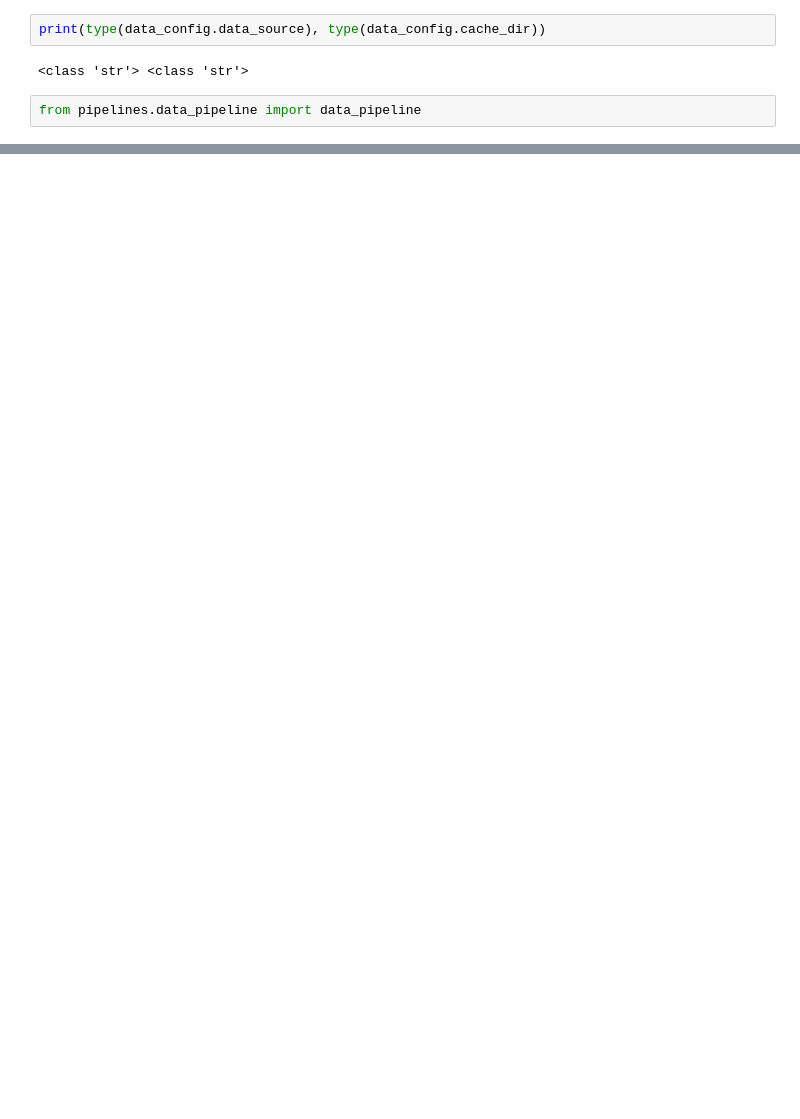
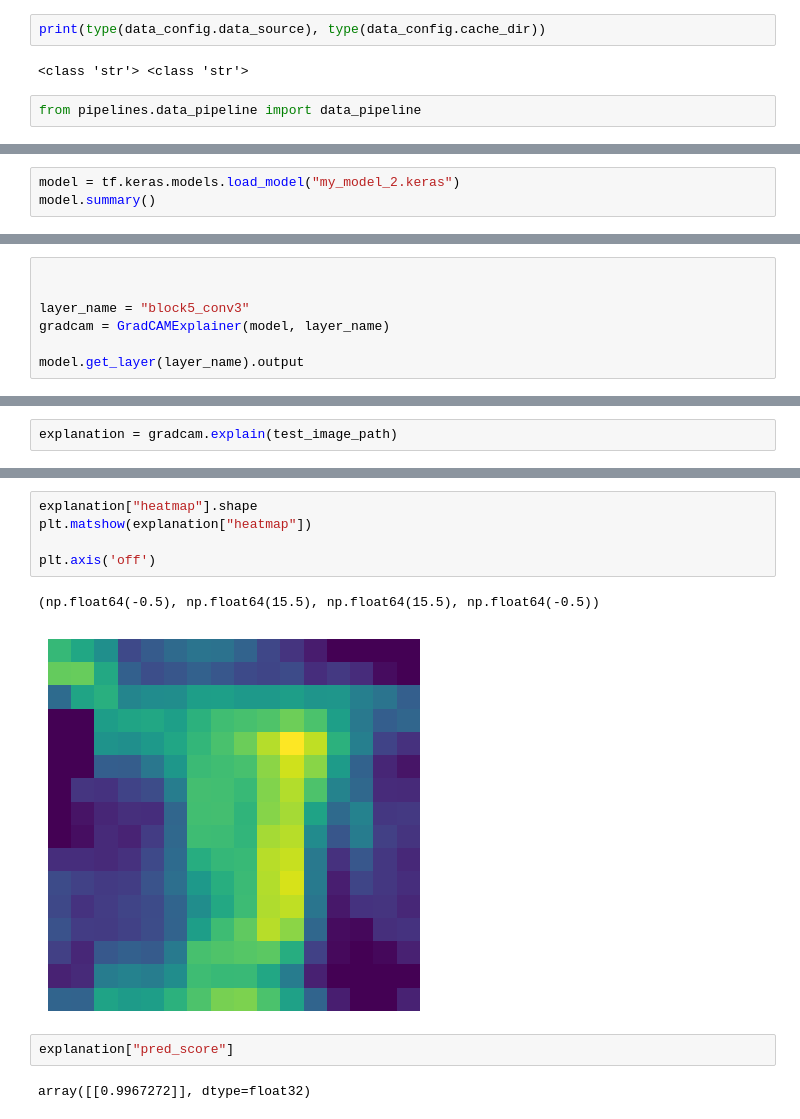
Before and after one commit to desire-del/xaipneumonia, a Jupyter notebook: experiments/test.ipynb, the cells around one changed output, grey strips where cells are left out. Cells and saved outputs as stored; diff of their text form; blank space fills up the shorter version.

Commit message:
feat: Grad Cam XAI

```diff
--- a/experiments/test.ipynb
+++ b/experiments/test.ipynb
@@ -65,0 +64,3 @@ Step preprocessing_step has started.
+# %%
+model = tf.keras.models.load_model("my_model_2.keras")
+model.summary()
@@ -65,0 +123,7 @@ Step preprocessing_step has started.
+# %%
+
+
+layer_name = "block5_conv3"
+gradcam = GradCAMExplainer(model, layer_name)
+
+model.get_layer(layer_name).output
@@ -65,0 +137,2 @@ Step preprocessing_step has started.
+# %%
+explanation = gradcam.explain(test_image_path)
@@ -65,0 +165,12 @@ Step preprocessing_step has started.
+# %%
+explanation["heatmap"].shape
+plt.matshow(explanation["heatmap"])
+
+plt.axis('off')
+# %% [output]
+(np.float64(-0.5), np.float64(15.5), np.float64(15.5), np.float64(-0.5))
+[figure, added]
+# %%
+explanation["pred_score"]
+# %% [output]
+array([[0.9967272]], dtype=float32)
```
Also changed, not shown: parts of 24 cells of this notebook, 17 other files.
